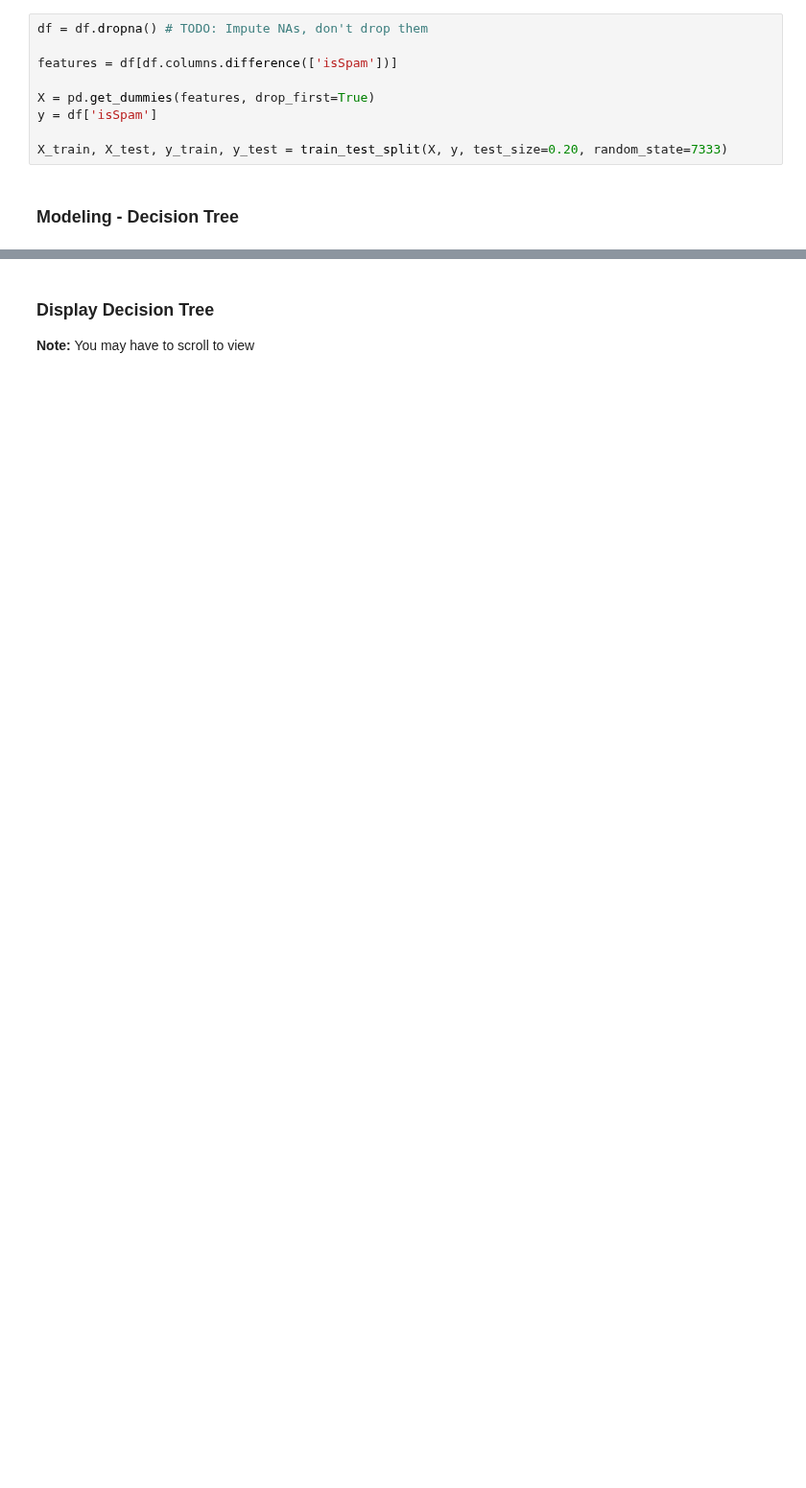
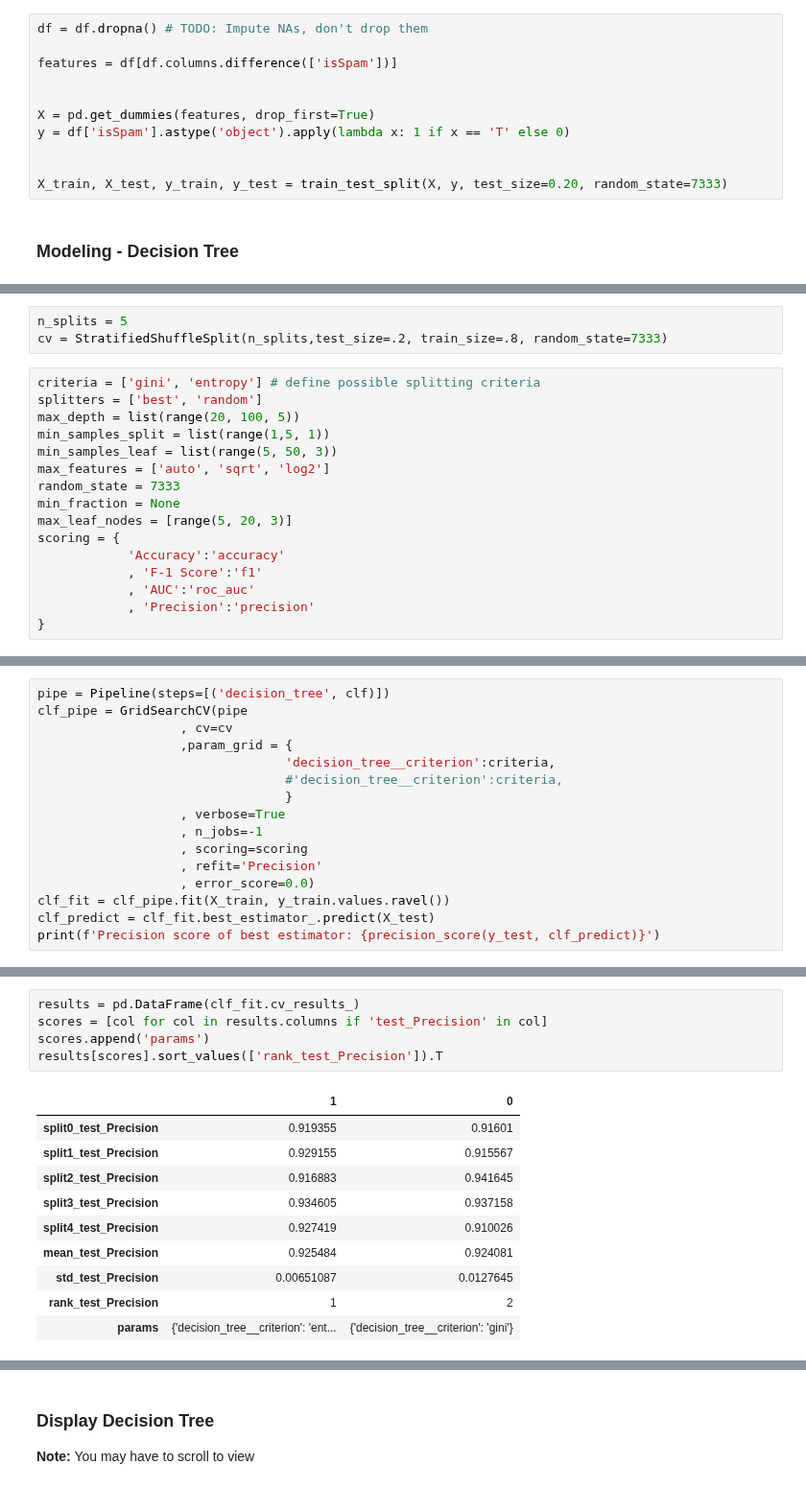
Before and after one commit to sterlingbeason/MSDS-7333-QTW, a Jupyter notebook: Case_Study_3/notebook_SB.ipynb, the cells around one changed output, grey strips where cells are left out. Shown at 96% size. Saved outputs shown, nothing was run; the diff lists cells and outputs as text; blank space fills up the shorter version.

Commit message:
case study 3 grid search

```diff
--- a/Case_Study_3/notebook_SB.ipynb
+++ b/Case_Study_3/notebook_SB.ipynb
@@ -95,8 +134,10 @@ df = df.dropna() # TODO: Impute NAs, don't drop them
 
 features = df[df.columns.difference(['isSpam'])]
 
+
 X = pd.get_dummies(features, drop_first=True)
-y = df['isSpam']
+y = df['isSpam'].astype('object').apply(lambda x: 1 if x == 'T' else 0)
+
 
 X_train, X_test, y_train, y_test = train_test_split(X, y, test_size=0.20, random_state=7333)
 # %% [markdown]
@@ -113,0 +178,19 @@ accuracy_score(y_test, pred)
+# %%
+n_splits = 5
+cv = StratifiedShuffleSplit(n_splits,test_size=.2, train_size=.8, random_state=7333)
+# %%
+criteria = ['gini', 'entropy'] # define possible splitting criteria
+splitters = ['best', 'random']
+max_depth = list(range(20, 100, 5))
+min_samples_split = list(range(1,5, 1))
+min_samples_leaf = list(range(5, 50, 3))
+max_features = ['auto', 'sqrt', 'log2']
+random_state = 7333
+min_fraction = None
+max_leaf_nodes = [range(5, 20, 3)]
+scoring = {
+            'Accuracy':'accuracy'
+            , 'F-1 Score':'f1'
+            , 'AUC':'roc_auc'
+            , 'Precision':'precision'
+}
@@ -113,0 +201,16 @@ accuracy_score(y_test, pred)
+# %%
+pipe = Pipeline(steps=[('decision_tree', clf)])
+clf_pipe = GridSearchCV(pipe
+                   , cv=cv
+                   ,param_grid = {
+                                 'decision_tree__criterion':criteria,
+                                 #'decision_tree__criterion':criteria,
+                                 }
+                   , verbose=True
+                   , n_jobs=-1
+                   , scoring=scoring
+                   , refit='Precision'
+                   , error_score=0.0)
+clf_fit = clf_pipe.fit(X_train, y_train.values.ravel())
+clf_predict = clf_fit.best_estimator_.predict(X_test)
+print(f'Precision score of best estimator: {precision_score(y_test, clf_predict)}')
@@ -113,0 +238,16 @@ accuracy_score(y_test, pred)
+# %%
+results = pd.DataFrame(clf_fit.cv_results_)
+scores = [col for col in results.columns if 'test_Precision' in col]
+scores.append('params')
+results[scores].sort_values(['rank_test_Precision']).T
+# %% [output]
+|  | 1 | 0 |
+| split0_test_Precision | 0.919355 | 0.91601 |
+| split1_test_Precision | 0.929155 | 0.915567 |
+| split2_test_Precision | 0.916883 | 0.941645 |
+| split3_test_Precision | 0.934605 | 0.937158 |
+| split4_test_Precision | 0.927419 | 0.910026 |
+| mean_test_Precision | 0.925484 | 0.924081 |
+| std_test_Precision | 0.00651087 | 0.0127645 |
+| rank_test_Precision | 1 | 2 |
+| params | {'decision_tree__criterion': 'ent... | {'decision_tree__criterion': 'gini'} |
```
Also changed, not shown: parts of 26 cells of this notebook, 1 other file.
